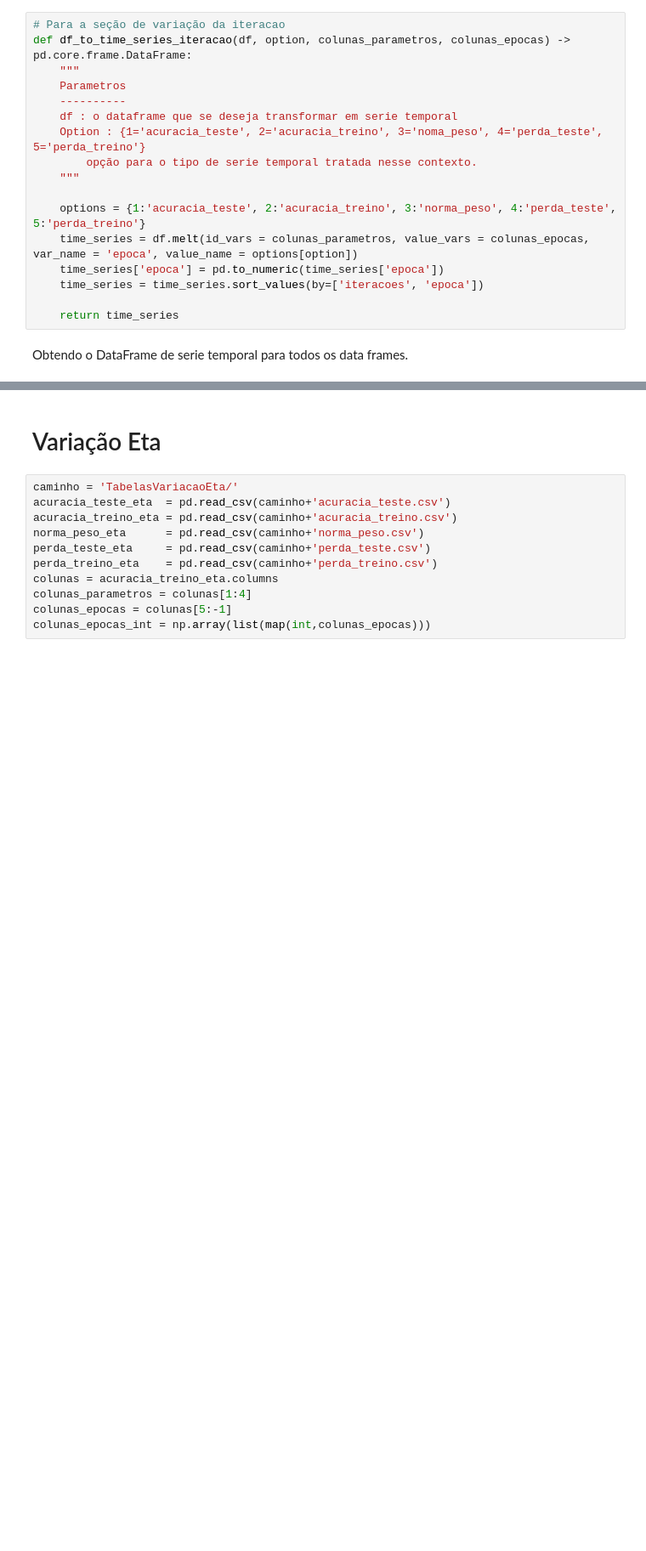
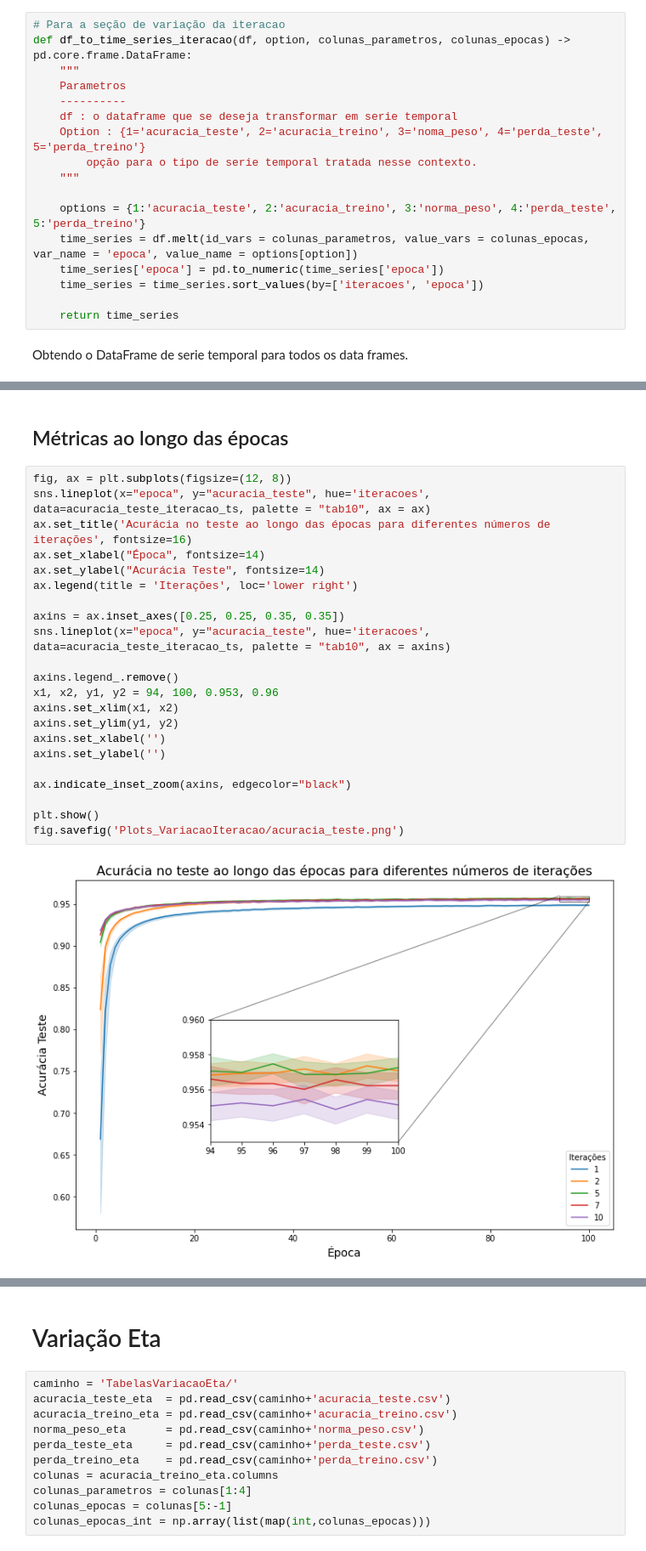
Before and after one commit to vitormgou/FDIPA-ANN, a Jupyter notebook: filtragem_resultados.ipynb, the cells around one changed output, grey strips where cells are left out. Shown at 85% size. Cells and saved outputs as stored; diff of their text form; blank space fills up the shorter version.

```diff
--- a/filtragem_resultados.ipynb
+++ b/filtragem_resultados.ipynb
@@ -253,0 +254,26 @@ acuracia_teste_iteracao_ts.sample(10)
+# %% [markdown]
+## Métricas ao longo das épocas
+# %%
+fig, ax = plt.subplots(figsize=(12, 8))
+sns.lineplot(x="epoca", y="acuracia_teste", hue='iteracoes', data=acuracia_teste_iteracao_ts, palette = "tab10", ax = ax)
+ax.set_title('Acurácia no teste ao longo das épocas para diferentes números de iterações', fontsize=16)
+ax.set_xlabel("Época", fontsize=14)
+ax.set_ylabel("Acurácia Teste", fontsize=14)
+ax.legend(title = 'Iterações', loc='lower right')
+
+axins = ax.inset_axes([0.25, 0.25, 0.35, 0.35])
+sns.lineplot(x="epoca", y="acuracia_teste", hue='iteracoes', data=acuracia_teste_iteracao_ts, palette = "tab10", ax = axins)
+
+axins.legend_.remove()
+x1, x2, y1, y2 = 94, 100, 0.953, 0.96
+axins.set_xlim(x1, x2)
+axins.set_ylim(y1, y2)
+axins.set_xlabel('')
+axins.set_ylabel('')
+
+ax.indicate_inset_zoom(axins, edgecolor="black")
+
+plt.show()
+fig.savefig('Plots_VariacaoIteracao/acuracia_teste.png')
+# %% [output]
+[figure, added]
```
Also changed, not shown: parts of 17 cells of this notebook, 3 other files.
